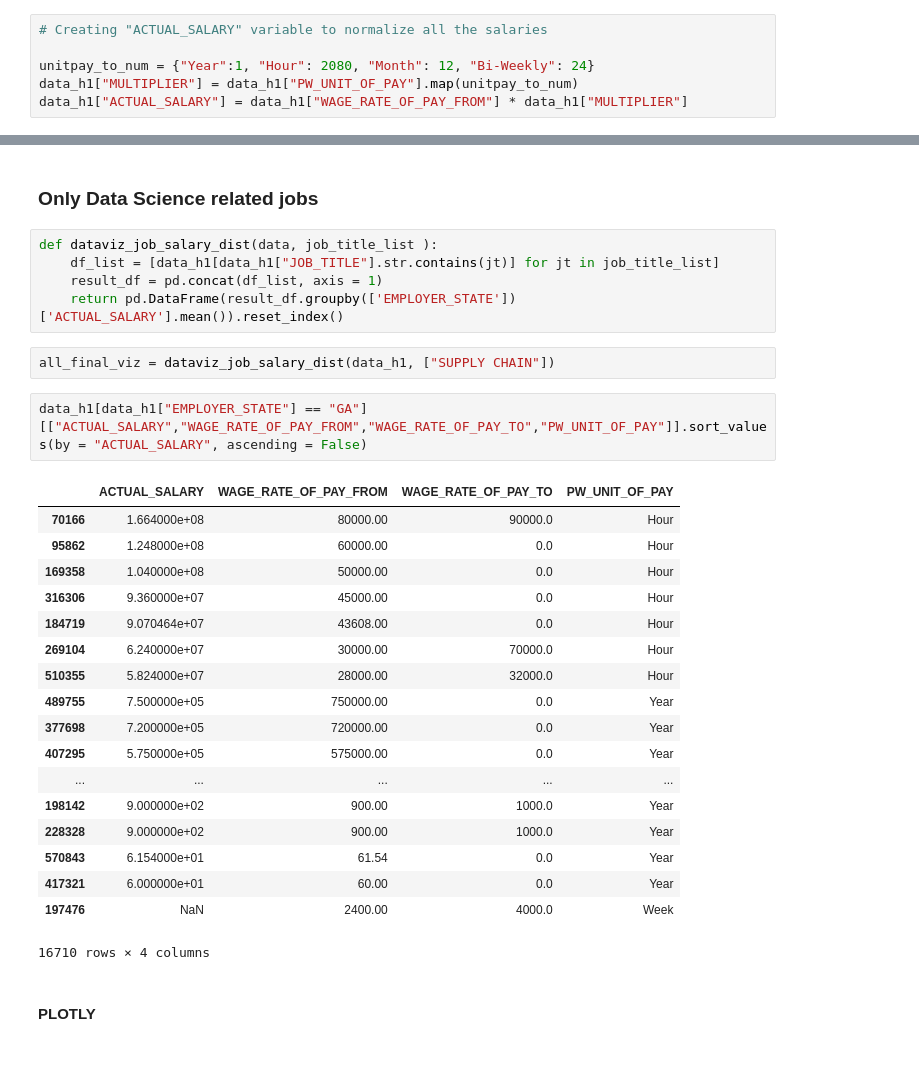
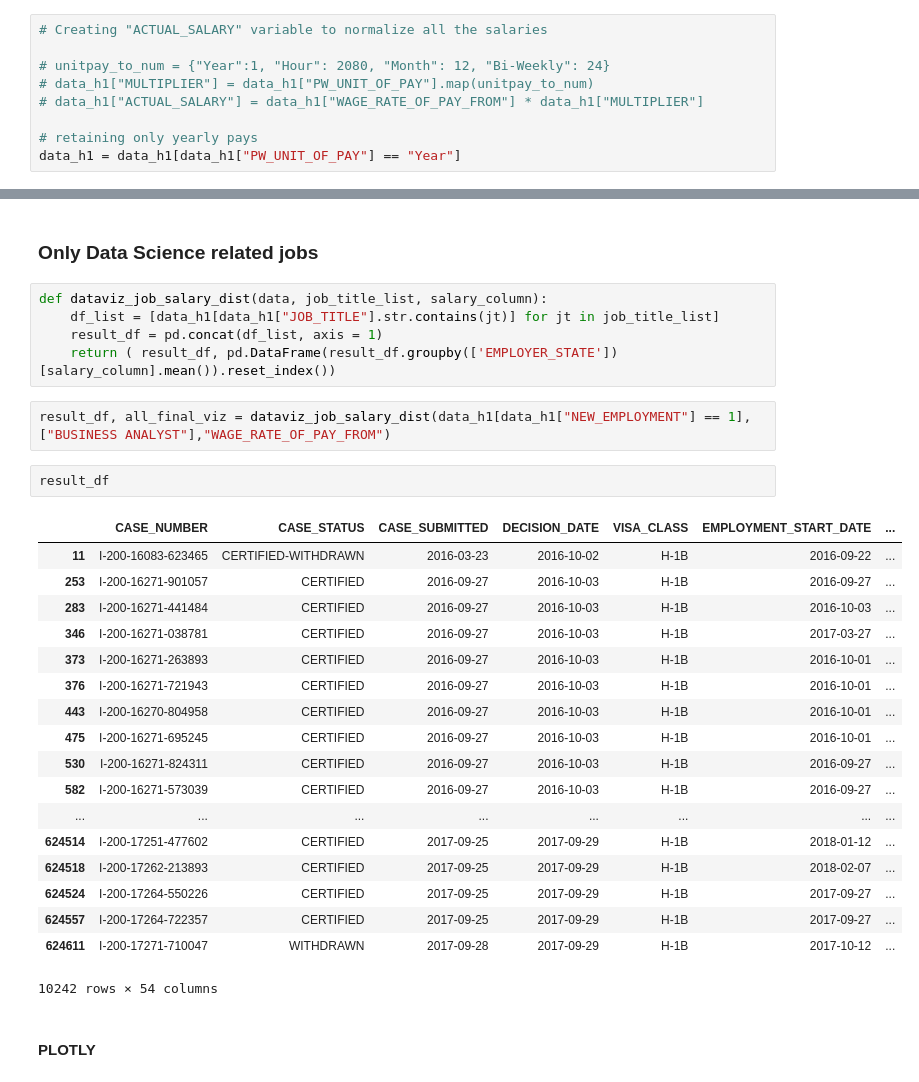
Before and after one commit to dobbali/h1b, a Jupyter notebook: H1B.ipynb, the cells around one changed output, grey strips where cells are left out. Saved outputs shown, nothing was run; the diff lists cells and outputs as text.

```diff
--- a/H1B.ipynb
+++ b/H1B.ipynb
@@ -192,9 +192,12 @@ Name: PW_UNIT_OF_PAY, dtype: int64
 # %%
 # Creating "ACTUAL_SALARY" variable to normalize all the salaries
 
-unitpay_to_num = {"Year":1, "Hour": 2080, "Month": 12, "Bi-Weekly": 24}
-data_h1["MULTIPLIER"] = data_h1["PW_UNIT_OF_PAY"].map(unitpay_to_num)
-data_h1["ACTUAL_SALARY"] = data_h1["WAGE_RATE_OF_PAY_FROM"] * data_h1["MULTIPLIER"]
+# unitpay_to_num = {"Year":1, "Hour": 2080, "Month": 12, "Bi-Weekly": 24}
+# data_h1["MULTIPLIER"] = data_h1["PW_UNIT_OF_PAY"].map(unitpay_to_num)
+# data_h1["ACTUAL_SALARY"] = data_h1["WAGE_RATE_OF_PAY_FROM"] * data_h1["MULTIPLIER"]
+
+# retaining only yearly pays
+data_h1 = data_h1[data_h1["PW_UNIT_OF_PAY"] == "Year"]
 # %%
 # What are associate data scientist are being paid in US?
 
@@ -217,33 +219,33 @@ data_h1["JOB_TITLE"] = data_h1["JOB_TITLE"].fillna("not available")
 # %% [markdown]
 ### Only Data Science related jobs
 # %%
-def dataviz_job_salary_dist(data, job_title_list ):
+def dataviz_job_salary_dist(data, job_title_list, salary_column):
     df_list = [data_h1[data_h1["JOB_TITLE"].str.contains(jt)] for jt in job_title_list]
     result_df = pd.concat(df_list, axis = 1)
-    return pd.DataFrame(result_df.groupby(['EMPLOYER_STATE'])['ACTUAL_SALARY'].mean()).reset_index()
+    return ( result_df, pd.DataFrame(result_df.groupby(['EMPLOYER_STATE'])[salary_column].mean()).reset_index())
-# %%
-all_final_viz = dataviz_job_salary_dist(data_h1, ["SUPPLY CHAIN"])
-# %%
-data_h1[data_h1["EMPLOYER_STATE"] == "GA"][["ACTUAL_SALARY","WAGE_RATE_OF_PAY_FROM","WAGE_RATE_OF_PAY_TO","PW_UNIT_OF_PAY"]].sort_values(by = "ACTUAL_SALARY", ascending = False)
-# %% [output]
-|  | ACTUAL_SALARY | WAGE_RATE_OF_PAY_FROM | WAGE_RATE_OF_PAY_TO | PW_UNIT_OF_PAY |
-| 70166 | 1.664000e+08 | 80000.00 | 90000.0 | Hour |
-| 95862 | 1.248000e+08 | 60000.00 | 0.0 | Hour |
-| 169358 | 1.040000e+08 | 50000.00 | 0.0 | Hour |
-| 316306 | 9.360000e+07 | 45000.00 | 0.0 | Hour |
-| 184719 | 9.070464e+07 | 43608.00 | 0.0 | Hour |
-| 269104 | 6.240000e+07 | 30000.00 | 70000.0 | Hour |
-| 510355 | 5.824000e+07 | 28000.00 | 32000.0 | Hour |
-| 489755 | 7.500000e+05 | 750000.00 | 0.0 | Year |
-| 377698 | 7.200000e+05 | 720000.00 | 0.0 | Year |
-| 407295 | 5.750000e+05 | 575000.00 | 0.0 | Year |
-| ... | ... | ... | ... | ... |
-| 198142 | 9.000000e+02 | 900.00 | 1000.0 | Year |
-| 228328 | 9.000000e+02 | 900.00 | 1000.0 | Year |
-| 570843 | 6.154000e+01 | 61.54 | 0.0 | Year |
-| 417321 | 6.000000e+01 | 60.00 | 0.0 | Year |
-| 197476 | NaN | 2400.00 | 4000.0 | Week |
-16710 rows × 4 columns
+# %%
+result_df, all_final_viz = dataviz_job_salary_dist(data_h1[data_h1["NEW_EMPLOYMENT"] == 1], ["BUSINESS ANALYST"],"WAGE_RATE_OF_PAY_FROM")
+# %%
+result_df
+# %% [output]
+|  | CASE_NUMBER | CASE_STATUS | CASE_SUBMITTED | DECISION_DATE | VISA_CLASS | EMPLOYMENT_START_DATE | ... |
+| 11 | I-200-16083-623465 | CERTIFIED-WITHDRAWN | 2016-03-23 | 2016-10-02 | H-1B | 2016-09-22 | ... |
+| 253 | I-200-16271-901057 | CERTIFIED | 2016-09-27 | 2016-10-03 | H-1B | 2016-09-27 | ... |
+| 283 | I-200-16271-441484 | CERTIFIED | 2016-09-27 | 2016-10-03 | H-1B | 2016-10-03 | ... |
+| 346 | I-200-16271-038781 | CERTIFIED | 2016-09-27 | 2016-10-03 | H-1B | 2017-03-27 | ... |
+| 373 | I-200-16271-263893 | CERTIFIED | 2016-09-27 | 2016-10-03 | H-1B | 2016-10-01 | ... |
+| 376 | I-200-16271-721943 | CERTIFIED | 2016-09-27 | 2016-10-03 | H-1B | 2016-10-01 | ... |
+| 443 | I-200-16270-804958 | CERTIFIED | 2016-09-27 | 2016-10-03 | H-1B | 2016-10-01 | ... |
+| 475 | I-200-16271-695245 | CERTIFIED | 2016-09-27 | 2016-10-03 | H-1B | 2016-10-01 | ... |
+| 530 | I-200-16271-824311 | CERTIFIED | 2016-09-27 | 2016-10-03 | H-1B | 2016-09-27 | ... |
+| 582 | I-200-16271-573039 | CERTIFIED | 2016-09-27 | 2016-10-03 | H-1B | 2016-09-27 | ... |
+| ... | ... | ... | ... | ... | ... | ... | ... |
+| 624514 | I-200-17251-477602 | CERTIFIED | 2017-09-25 | 2017-09-29 | H-1B | 2018-01-12 | ... |
+| 624518 | I-200-17262-213893 | CERTIFIED | 2017-09-25 | 2017-09-29 | H-1B | 2018-02-07 | ... |
+| 624524 | I-200-17264-550226 | CERTIFIED | 2017-09-25 | 2017-09-29 | H-1B | 2017-09-27 | ... |
+| 624557 | I-200-17264-722357 | CERTIFIED | 2017-09-25 | 2017-09-29 | H-1B | 2017-09-27 | ... |
+| 624611 | I-200-17271-710047 | WITHDRAWN | 2017-09-28 | 2017-09-29 | H-1B | 2017-10-12 | ... |
+10242 rows × 54 columns
 # %% [markdown]
 #### PLOTLY
 # %%
```
Also changed, not shown: parts of 4 cells of this notebook.
